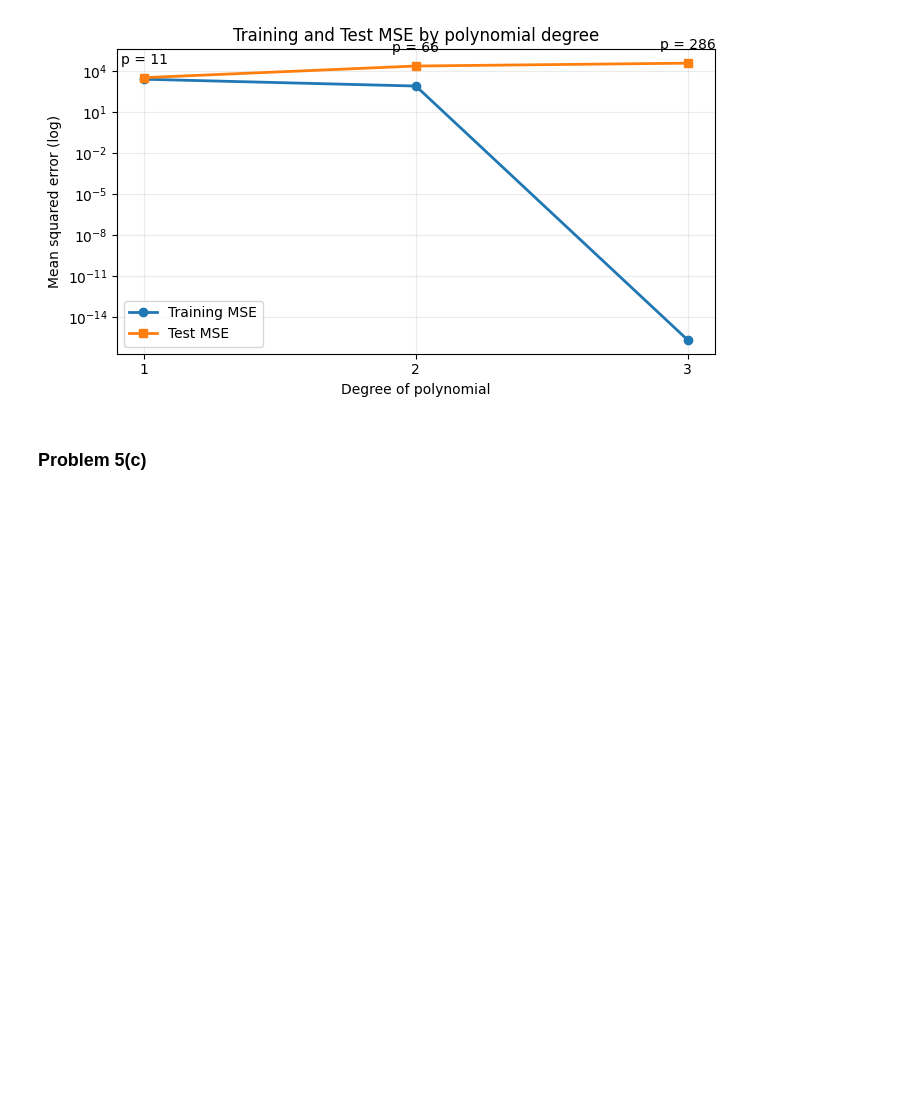
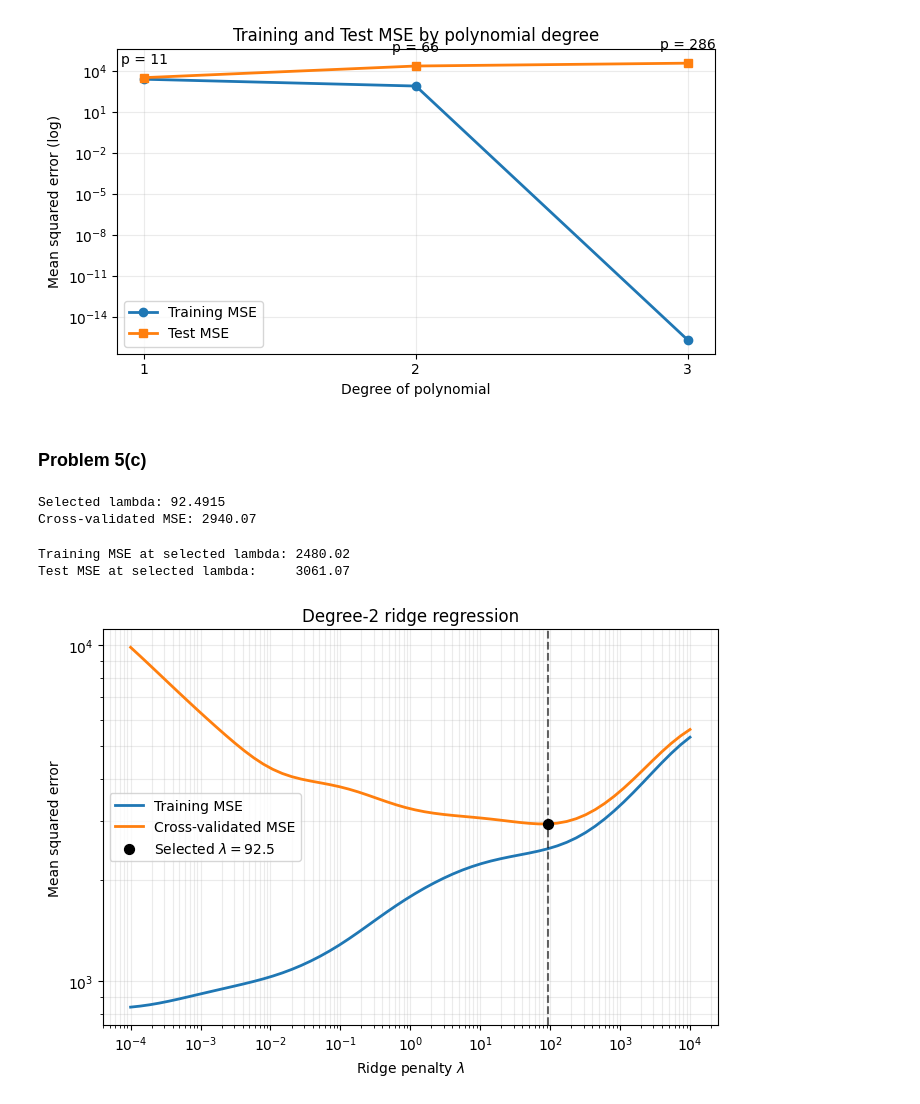
Before and after one commit to maxmartin40/Math-5750-Projects, a Jupyter notebook: Homework1.ipynb, the cells around one changed output. Drawn from its saved outputs; the diff is of its cells as text; code cells hidden in the pictures; blank space fills up the shorter version.

Commit message:
Create figure 3

```diff
--- a/Homework1.ipynb
+++ b/Homework1.ipynb
@@ -181,0 +222,70 @@ plt.show()
+# %%
+best_index = np.argmin(cv_mse)
+best_lam = lams[best_index]
+best_cv_mse = cv_mse[best_index]
+
+print(f"Selected lambda: {best_lam:.6g}")
+print(f"Cross-validated MSE: {best_cv_mse:.6g}")
+# %% [output]
+Selected lambda: 92.4915
+Cross-validated MSE: 2940.07
+# %%
+best_ridge_model = make_pipeline(
+    PolynomialFeatures(degree=2),
+    StandardScaler(),
+    Ridge(alpha=best_lam)
+)
+
+best_ridge_model.fit(Xtr, ytr)
+
+best_train_mse = mean_squared_error(
+    ytr,
+    best_ridge_model.predict(Xtr)
+)
+
+best_test_mse = mean_squared_error(
+    yte,
+    best_ridge_model.predict(Xte)
+)
+
+print(f"Training MSE at selected lambda: {best_train_mse:.6g}")
+print(f"Test MSE at selected lambda:     {best_test_mse:.6g}")
+# %% [output]
+Training MSE at selected lambda: 2480.02
+Test MSE at selected lambda:     3061.07
+# %%
+fig, ax = plt.subplots(figsize=(7, 5))
+
+ax.plot(lams, train_mse, label="Training MSE", linewidth=2)
+ax.plot(lams, cv_mse, label="Cross-validated MSE", linewidth=2)
+
+# Mark the lambda selected by cross-validation.
+ax.scatter(
+    best_lam,
+    best_cv_mse,
+    color="black",
+    marker="o",
+    s=50,
+    zorder=3,
+    label=fr"Selected $\lambda={best_lam:.3g}$"
+)
+
+ax.axvline(
+    best_lam,
+    color="black",
+    linestyle="--",
+    alpha=0.6
+)
+
+ax.set_xscale("log")
+ax.set_yscale("log")
+ax.set_xlabel(r"Ridge penalty $\lambda$")
+ax.set_ylabel("Mean squared error")
+ax.set_title("Degree-2 ridge regression")
+ax.grid(True, which="both", alpha=0.25)
+ax.legend()
+
+plt.tight_layout()
+plt.show()
+# %% [output]
+[figure, added]
```
Also changed, not shown: parts of 2 cells of this notebook.
